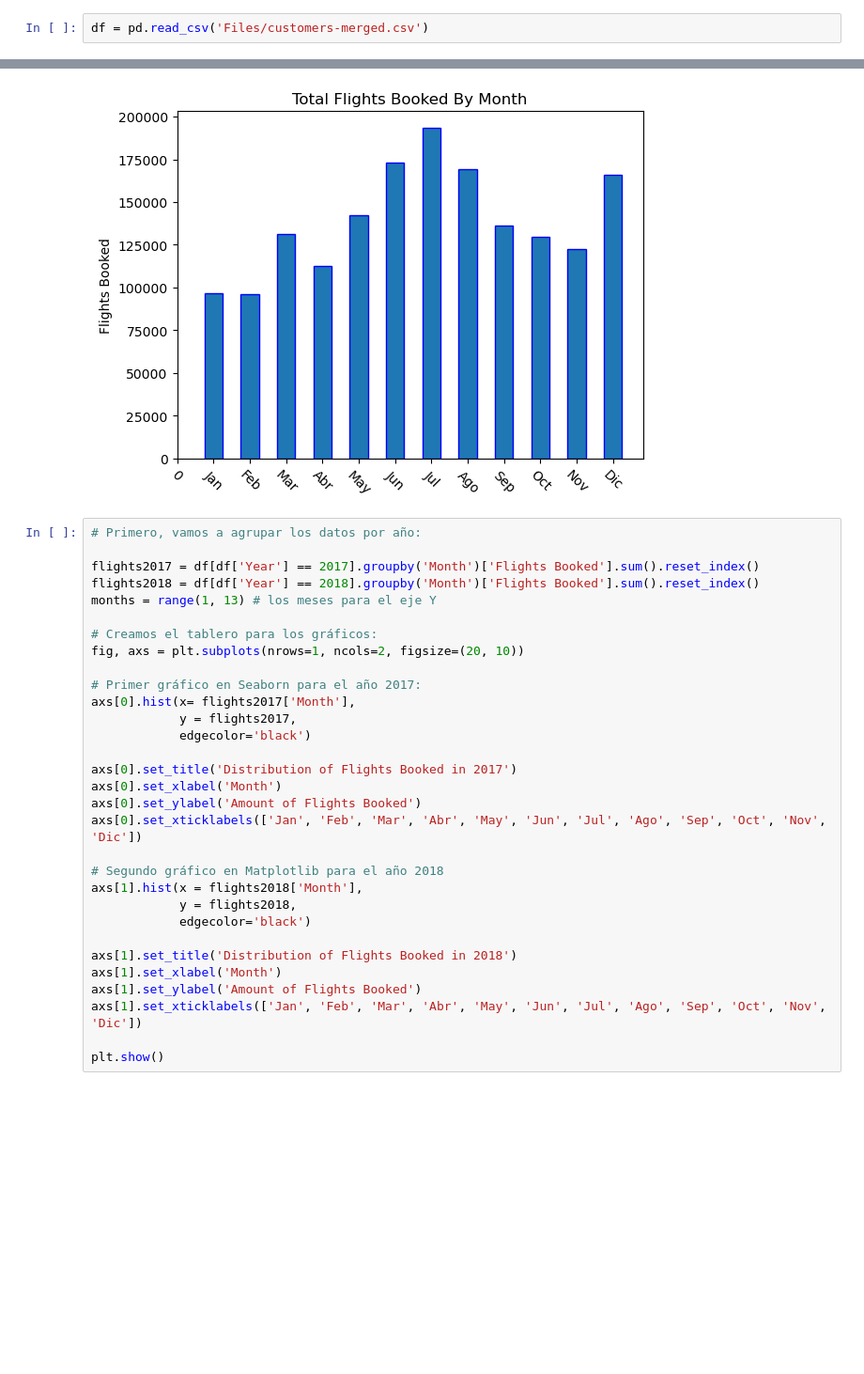
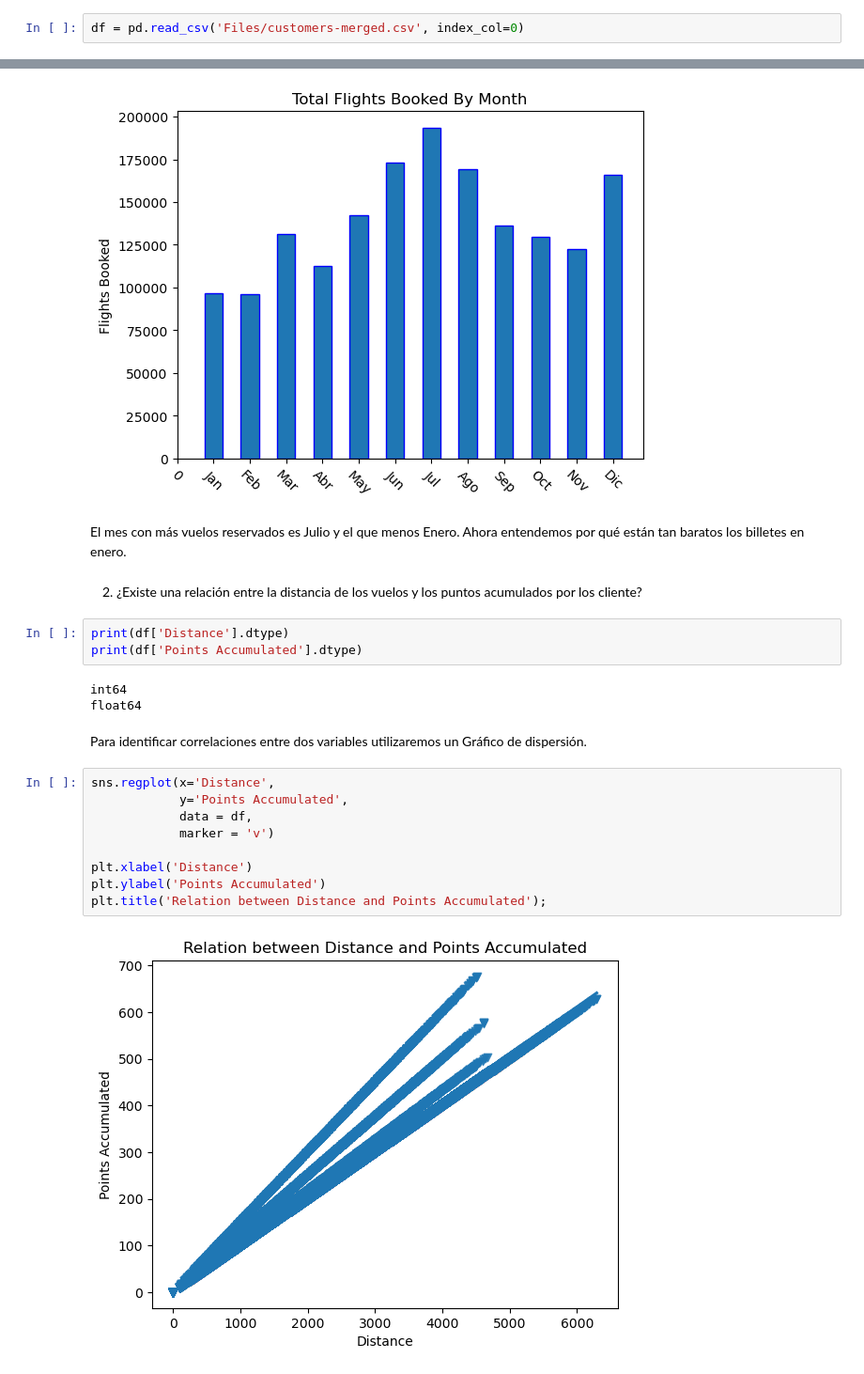
Before and after one commit to Adalab/bda-modulo-3-evaluacion-final-nerearial, a Jupyter notebook: bda-modulo-3-evaluacion-final-nerearial.ipynb, the cells around one changed output, grey strips where cells are left out. Shown: that part at 94% size. Drawn from its saved outputs; the diff is of its cells as text; blank space fills up the shorter version.

Commit message:
visual exercises

```diff
--- a/bda-modulo-3-evaluacion-final-nerearial.ipynb
+++ b/bda-modulo-3-evaluacion-final-nerearial.ipynb
@@ -496,7 +496,7 @@ df.sample(3)
 # %%
 df.to_csv('Files/customers-merged.csv')
 # %%
-df = pd.read_csv('Files/customers-merged.csv')
+df = pd.read_csv('Files/customers-merged.csv', index_col=0)
 # %% [markdown]
 ### FASE 2: Visualización
 # %% [markdown]
@@ -549,34 +549,26 @@ plt.xticks(np.arange(0, 13, step=1),rotation=-45)
 plt.show()
 # %% [output]
 [figure]
-# %%
-# Primero, vamos a agrupar los datos por año:
-
-flights2017 = df[df['Year'] == 2017].groupby('Month')['Flights Booked'].sum().reset_index()
-flights2018 = df[df['Year'] == 2018].groupby('Month')['Flights Booked'].sum().reset_index()
-months = range(1, 13) # los meses para el eje Y
-
-# Creamos el tablero para los gráficos:
-fig, axs = plt.subplots(nrows=1, ncols=2, figsize=(20, 10))
-
-# Primer gráfico en Seaborn para el año 2017:
-axs[0].hist(x= flights2017['Month'],
-            y = flights2017,
-            edgecolor='black')
-
-axs[0].set_title('Distribution of Flights Booked in 2017')
-axs[0].set_xlabel('Month')
-axs[0].set_ylabel('Amount of Flights Booked')
-axs[0].set_xticklabels(['Jan', 'Feb', 'Mar', 'Abr', 'May', 'Jun', 'Jul', 'Ago', 'Sep', 'Oct', 'Nov', 'Dic'])
-
-# Segundo gráfico en Matplotlib para el año 2018
-axs[1].hist(x = flights2018['Month'],
-            y = flights2018,
-            edgecolor='black')
-
-axs[1].set_title('Distribution of Flights Booked in 2018')
-axs[1].set_xlabel('Month')
-axs[1].set_ylabel('Amount of Flights Booked')
-axs[1].set_xticklabels(['Jan', 'Feb', 'Mar', 'Abr', 'May', 'Jun', 'Jul', 'Ago', 'Sep', 'Oct', 'Nov', 'Dic'])
-
-plt.show()
+# %% [markdown]
+El mes con más vuelos reservados es Julio y el que menos Enero. Ahora entendemos por qué están tan baratos los billetes en enero.
+# %% [markdown]
+2. ¿Existe una relación entre la distancia de los vuelos y los puntos acumulados por los cliente?
+# %%
+print(df['Distance'].dtype)
+print(df['Points Accumulated'].dtype)
+# %% [output]
+int64
+float64
+# %% [markdown]
+Para identificar correlaciones entre dos variables utilizaremos un Gráfico de dispersión.
+# %%
+sns.regplot(x='Distance',
+            y='Points Accumulated',
+            data = df,
+            marker = 'v')
+
+plt.xlabel('Distance')
+plt.ylabel('Points Accumulated')
+plt.title('Relation between Distance and Points Accumulated');
+# %% [output]
+[figure, added]
```
Also changed, not shown: parts of 19 cells of this notebook.
